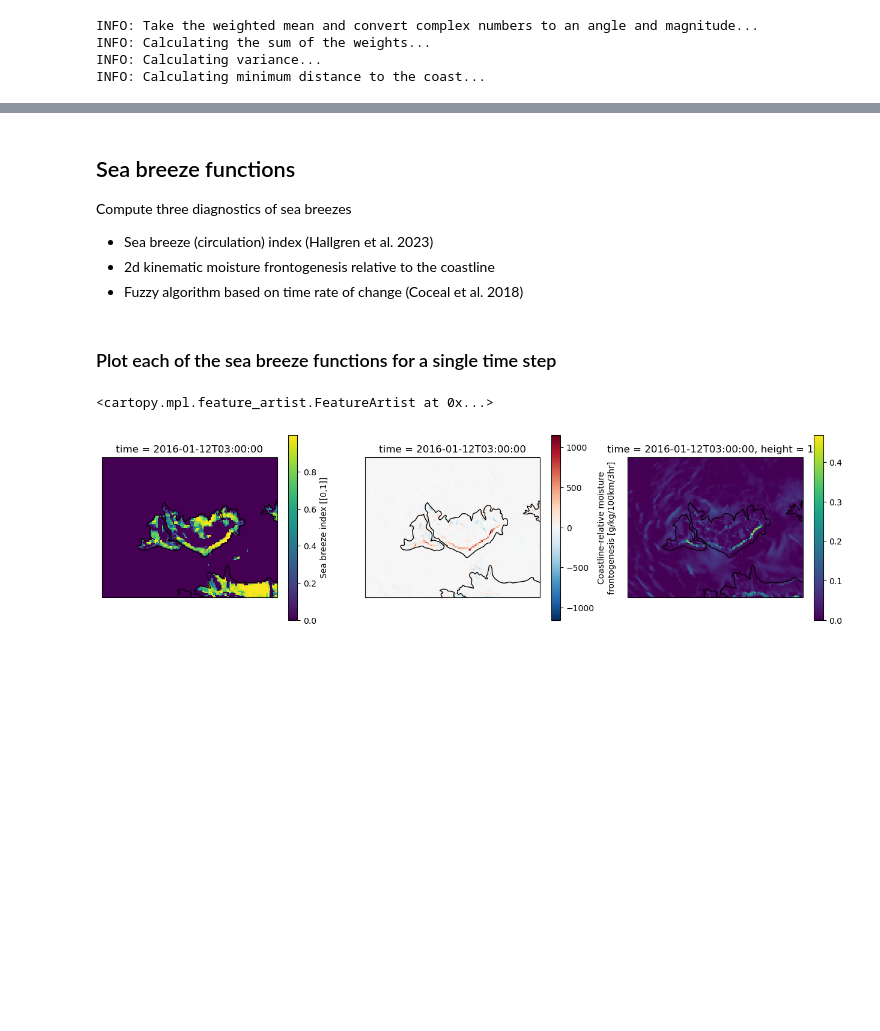
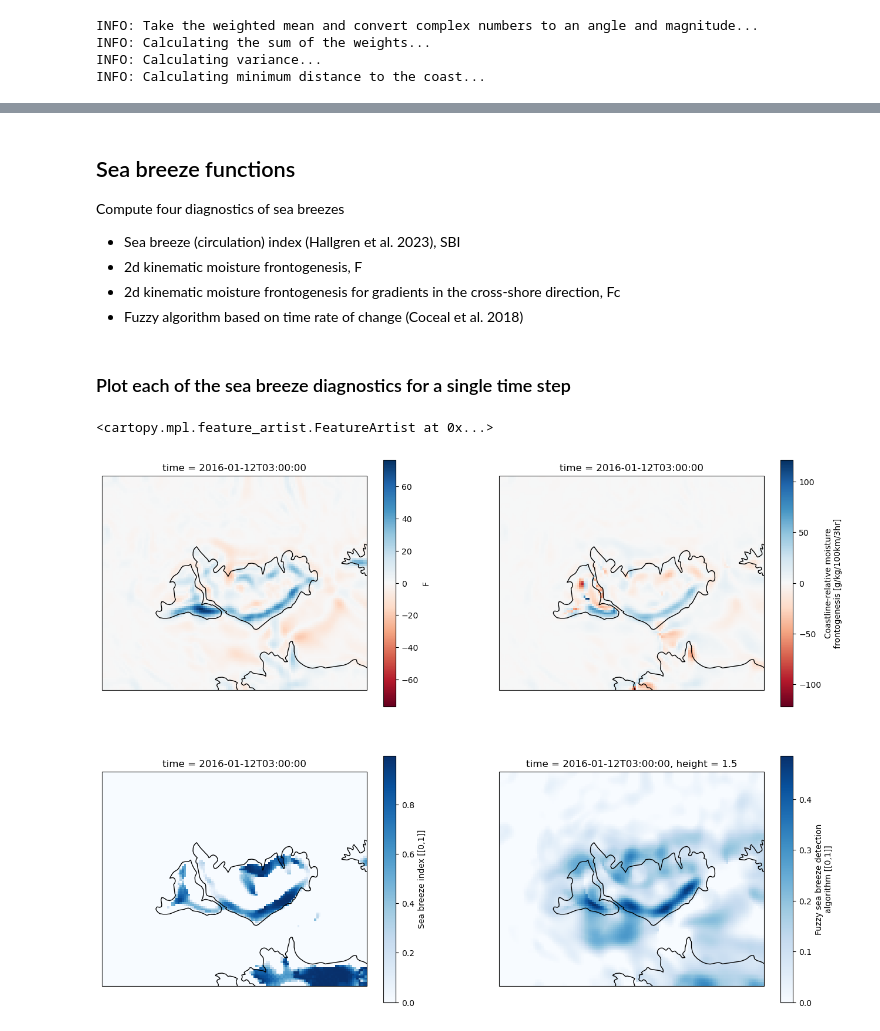
Before and after one commit to andrewbrown31/sea_breeze, a Jupyter notebook: example_notebooks/sea_breeze_detection_example.ipynb, the cells around one changed output, grey strips where cells are left out. Drawn from its saved outputs; the diff is of its cells as text; code cells hidden in the pictures; blank space fills up the shorter version.

```diff
--- a/example_notebooks/sea_breeze_detection_example.ipynb
+++ b/example_notebooks/sea_breeze_detection_example.ipynb
@@ -40,7 +47,10 @@ orog, lsm = load_model_data.load_aus2200_static(
 angle_ds = load_model_data.get_coastline_angle_kernel(
     lsm,
     R=4,
-    compute=True)
+    latlon_chunk_size=8,
+    compute=True,
+    smooth=smooth,
+    sigma=sigma)
 # %% [output]
 INFO: Take the weighted mean and convert complex numbers to an angle and magnitude...
 INFO: Calculating the sum of the weights...
@@ -149,9 +196,10 @@ aus2200_zmla = load_model_data.round_times(
 # %% [markdown]
 ## Sea breeze functions
 
-Compute three diagnostics of sea breezes
-* Sea breeze (circulation) index (Hallgren et al. 2023)
-* 2d kinematic moisture frontogenesis relative to the coastline
+Compute four diagnostics of sea breezes
+* Sea breeze (circulation) index (Hallgren et al. 2023), SBI
+* 2d kinematic moisture frontogenesis, F
+* 2d kinematic moisture frontogenesis for gradients in the cross-shore direction, Fc
 * Fuzzy algorithm based on time rate of change (Coceal et al. 2018)
 # %%
 #Sea breeze index
@@ -161,6 +209,12 @@ sbi = sea_breeze_funcs.calc_sbi(aus2200_wind,
                             subtract_mean=False,
                             height_method="blh",
                             blh_da=aus2200_zmla,
-                            height_mean=False,
                             vert_coord="lev")
+# %%
+#Moisture frontogenesis
+F = sea_breeze_funcs.kinematic_frontogenesis(
+        aus2200_hus,
+        aus2200_uas,
+        aus2200_vas
+    )
 # %%
@@ -183,28 +237,32 @@ F_hourly = sea_breeze_funcs.hourly_change(
     lon_chunk="auto"
 )
 
-F_fuzzy = field = sea_breeze_filters.fuzzy_function_combine(
+F_fuzzy = field = sea_breeze_funcs.fuzzy_function_combine(
     F_hourly.wind_change,
     F_hourly.q_change,
     F_hourly.t_change, combine_method="mean")
 # %% [markdown]
-### Plot each of the sea breeze functions for a single time step
+### Plot each of the sea breeze diagnostics for a single time step
 # %%
 t = "2016-01-12 03:00"
 
-plt.figure(figsize=[16,4])
+plt.figure(figsize=[16,12])
 
-ax=plt.subplot(1,3,1,projection=ccrs.PlateCarree())
-sbi.sel(time=t).sbi.plot()
+ax=plt.subplot(2,2,1,projection=ccrs.PlateCarree())
+F.sel(time=t).F.plot(cmap="RdBu")
 ax.coastlines()
 
-ax=plt.subplot(1,3,2,projection=ccrs.PlateCarree())
-Fc.sel(time=t).Fc.plot()
+ax=plt.subplot(2,2,2,projection=ccrs.PlateCarree())
+Fc.sel(time=t).Fc.plot(cmap="RdBu")
 ax.coastlines()
 
-ax=plt.subplot(1,3,3,projection=ccrs.PlateCarree())
-F_fuzzy.sel(time=t).plot()
+ax=plt.subplot(2,2,3,projection=ccrs.PlateCarree())
+sbi.sel(time=t).sbi.plot(cmap="Blues")
 ax.coastlines()
+
+ax=plt.subplot(2,2,4,projection=ccrs.PlateCarree())
+F_fuzzy.sel(time=t).plot(cmap="Blues")
+ax.coastlines()
 # %% [output]
 <cartopy.mpl.feature_artist.FeatureArtist at 0x...>
-[figure, old version]
+[figure, new version]
```
Also changed, not shown: parts of 14 cells of this notebook, 47 other files.
